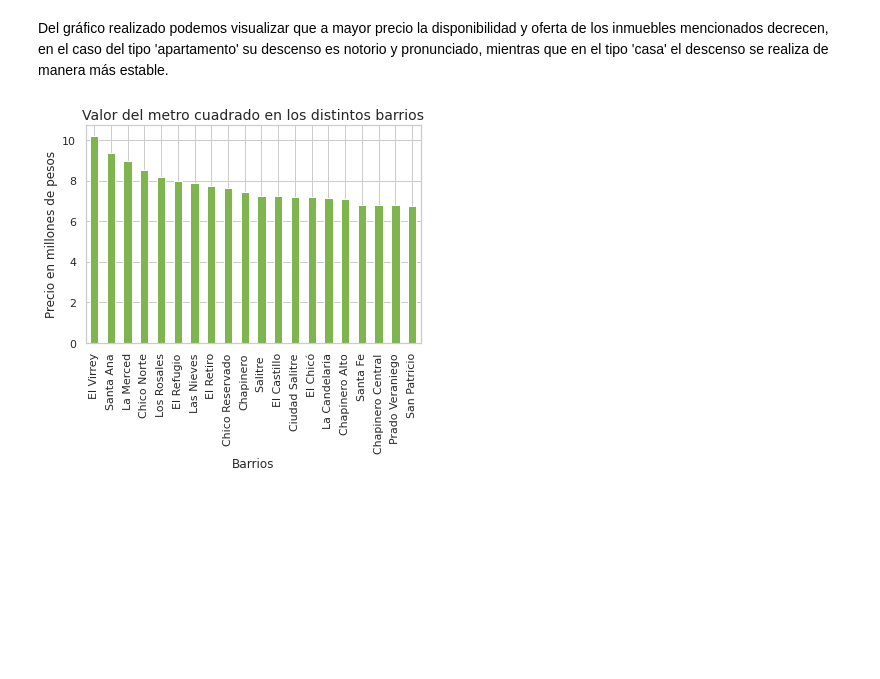
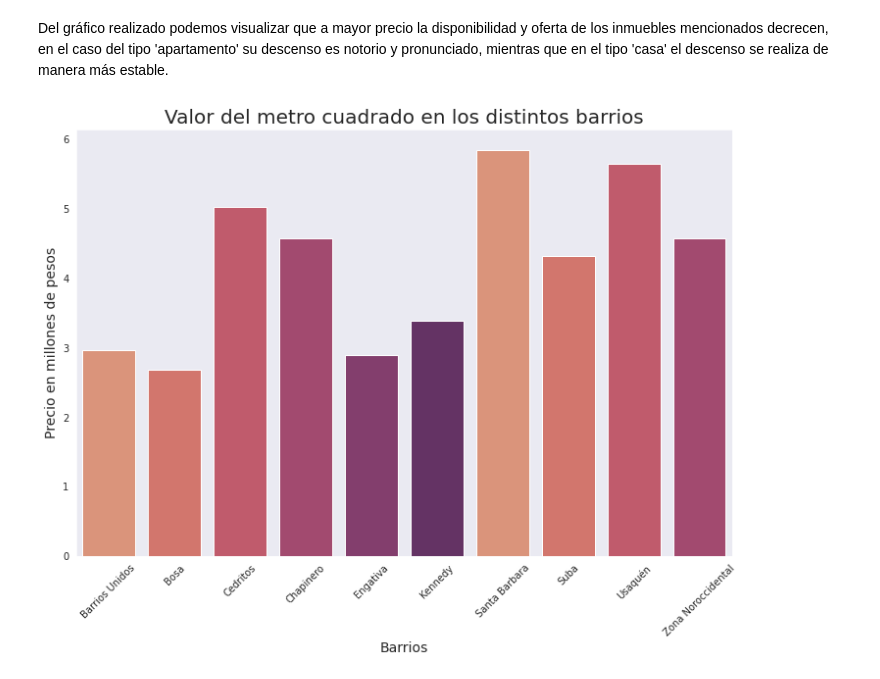
Before and after one commit to cil4/inmersion_datos_AluraLatam, a Jupyter notebook: Ejercicio_Aula2.ipynb, the cells around one changed output. Cells and saved outputs as stored; diff of their text form; code cells hidden in the pictures; blank space fills up the shorter version.

```diff
--- a/Ejercicio_Aula2.ipynb
+++ b/Ejercicio_Aula2.ipynb
@@ -95,12 +95,28 @@ plt.show()
 # %% [markdown]
 Del gráfico realizado podemos visualizar que a mayor precio la disponibilidad y oferta de los inmuebles mencionados decrecen, en el caso del tipo 'apartamento' su descenso es notorio y pronunciado, mientras que en el tipo 'casa' el descenso se realiza de manera más estable.
 # %%
-inmuebles['m2'] = inmuebles['Precio_Millon'] / inmuebles['Area']
-barrio_precio_m2 = inmuebles.groupby('Barrio')['m2'].mean().sort_values(ascending=False)
-grafica= barrio_precio_m2.head(20).plot.bar('Barrio', 'm2',  color='#7eb54e')
-grafica.set_title('Valor del metro cuadrado en los distintos barrios', fontsize=14)
-plt.ylabel('Precio en millones de pesos', fontsize=12)
-plt.xlabel('Barrios', fontsize=12);
+datos_barrio = inmuebles.groupby('Barrio').sum()
+
+datos_barrio['m2'] = datos_barrio['Precio_Millon'] / datos_barrio['Area']
+
+m2_barrio = dict(datos_barrio['m2'])
+inmuebles['m2'] = inmuebles['Barrio']
+inmuebles['m2'] = inmuebles['m2'].map(m2_barrio)
+
+top_barrios = inmuebles['Barrio'].value_counts()[:10].index
+
+datos_barrio.reset_index(inplace=True)
+
+datos_barrio.query('Barrio in @top_barrios')
+
+plt.figure(figsize=(12,8))
+
+ax = sns.barplot(x="Barrio", y="m2", data = datos_barrio.query('Barrio in @top_barrios'),palette=sns.color_palette('flare'))
+ax.tick_params(axis='x', rotation=45)
+ax.set_title('Valor del metro cuadrado en los distintos barrios', fontsize=20)
+plt.ylabel('Precio en millones de pesos', fontsize=14)
+plt.xlabel('Barrios', fontsize=14);
+
 plt.savefig('/content/drive/MyDrive/inmersion_datos/valor_m2_barrios-desafio.png',format='png')
 # %% [output]
-[figure, old version]
+[figure, new version]
```
Also changed, not shown: parts of 2 cells of this notebook.
